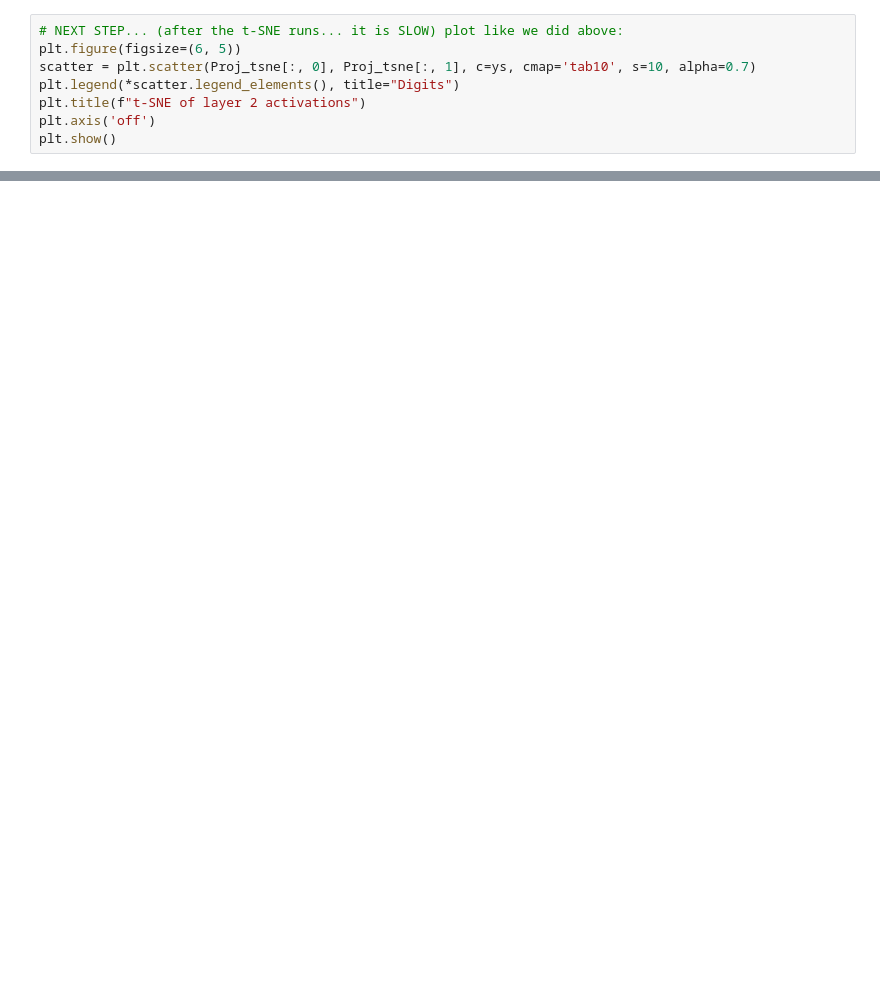
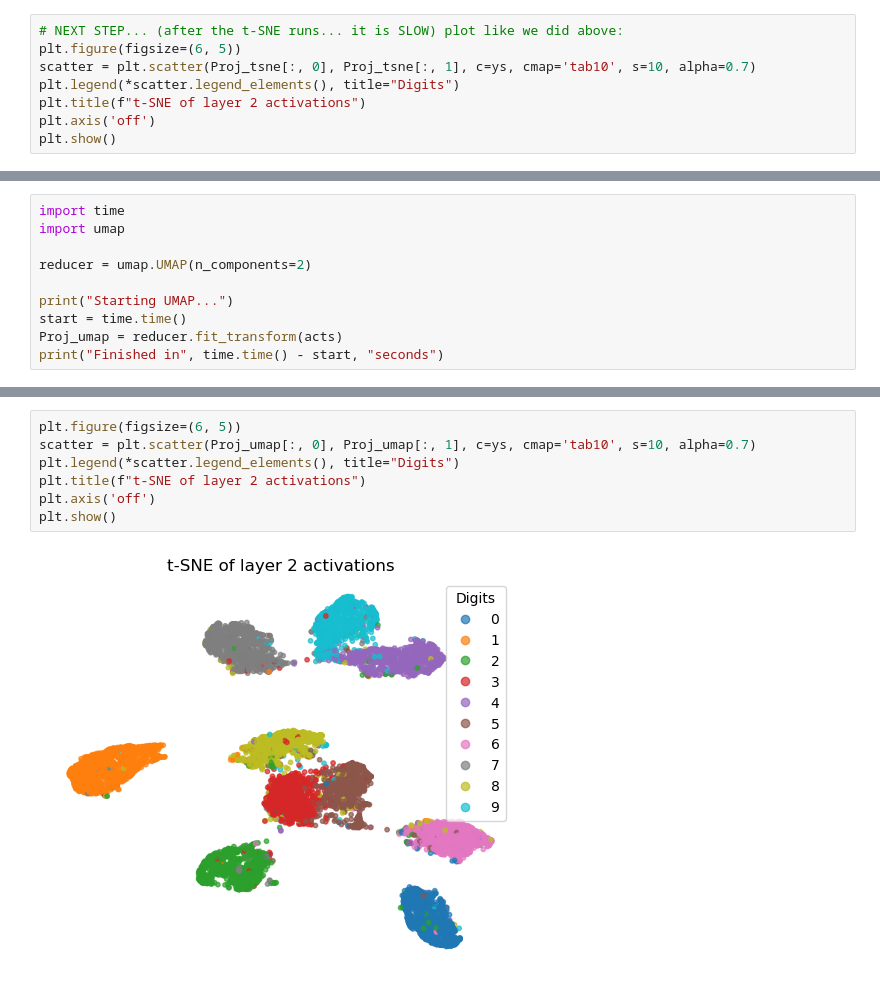
Before and after one commit to eriktholmes/interpreting_mnist, a Jupyter notebook: MLP/02_MLP_for_Interpretability_non_normalized_part_2.ipynb, the cells around one changed output, grey strips where cells are left out. Drawn from its saved outputs; the diff is of its cells as text; blank space fills up the shorter version.

```diff
--- a/MLP/02_MLP_for_Interpretability_non_normalized_part_2.ipynb
+++ b/MLP/02_MLP_for_Interpretability_non_normalized_part_2.ipynb
@@ -744,0 +727,10 @@ plt.show()
+# %%
+import time
+import umap
+
+reducer = umap.UMAP(n_components=2)
+
+print("Starting UMAP...")
+start = time.time()
+Proj_umap = reducer.fit_transform(acts)
+print("Finished in", time.time() - start, "seconds")
@@ -744,0 +740,9 @@ plt.show()
+# %%
+plt.figure(figsize=(6, 5))
+scatter = plt.scatter(Proj_umap[:, 0], Proj_umap[:, 1], c=ys, cmap='tab10', s=10, alpha=0.7)
+plt.legend(*scatter.legend_elements(), title="Digits")
+plt.title(f"t-SNE of layer 2 activations")
+plt.axis('off')
+plt.show()
+# %% [output]
+[figure, added]
```
Also changed, not shown: parts of 37 cells of this notebook.
